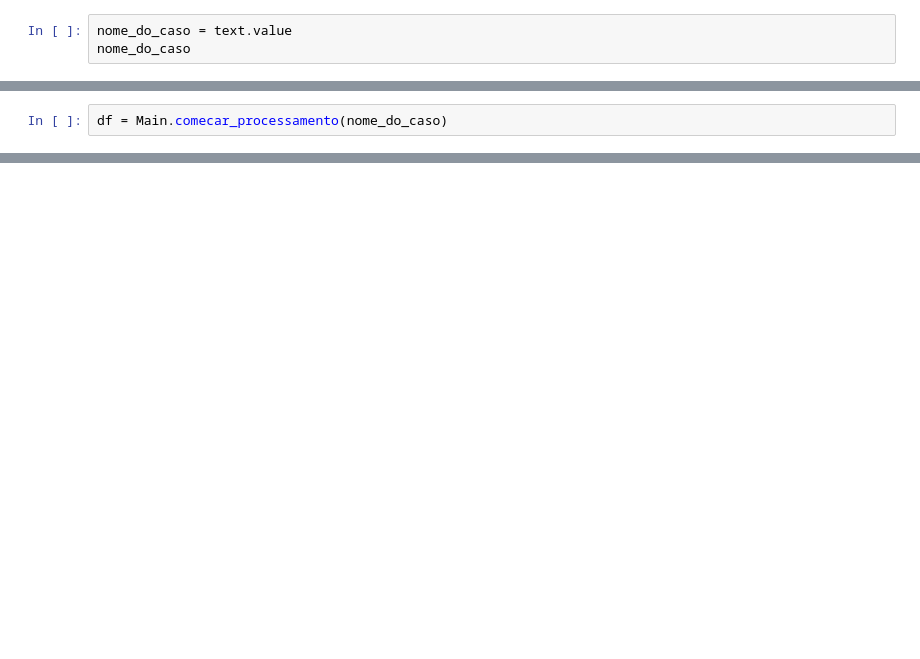
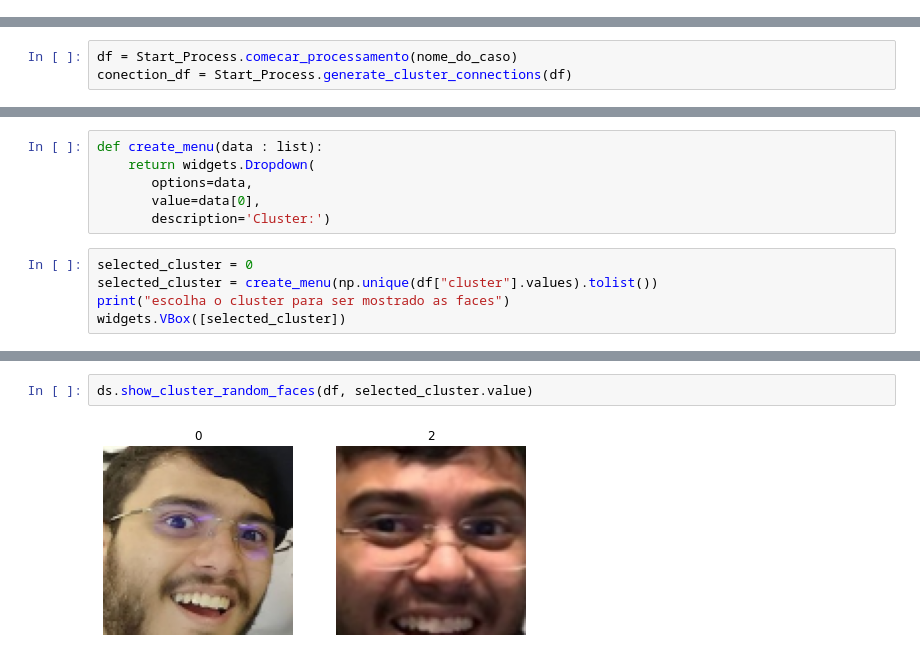
Before and after one commit to rafalm0/Project_MPCE, a Jupyter notebook: dashboard.ipynb, the cells around one changed output, grey strips where cells are left out. Saved outputs shown, nothing was run; the diff lists cells and outputs as text; blank space fills up the shorter version.

```diff
--- a/dashboard.ipynb
+++ b/dashboard.ipynb
@@ -31,3 +11,0 @@ Text(value='Nome do processo', description='Processo :', placeholder='Paste tick
-# %%
-nome_do_caso = text.value
-nome_do_caso
@@ -36,2 +12,3 @@ nome_do_caso
 # %%
-df = Main.comecar_processamento(nome_do_caso)
+df = Start_Process.comecar_processamento(nome_do_caso)
+conection_df = Start_Process.generate_cluster_connections(df)
@@ -206,0 +18,11 @@ conection_df
+# %%
+def create_menu(data : list):
+    return widgets.Dropdown(
+       options=data,
+       value=data[0],
+       description='Cluster:')
+# %%
+selected_cluster = 0
+selected_cluster = create_menu(np.unique(df["cluster"].values).tolist())
+print("escolha o cluster para ser mostrado as faces")
+widgets.VBox([selected_cluster])
@@ -206,0 +32,4 @@ conection_df
+# %%
+ds.show_cluster_random_faces(df, selected_cluster.value)
+# %% [output]
+[figure, added]
```
Also changed, not shown: parts of 19 cells of this notebook, 3 other files.
